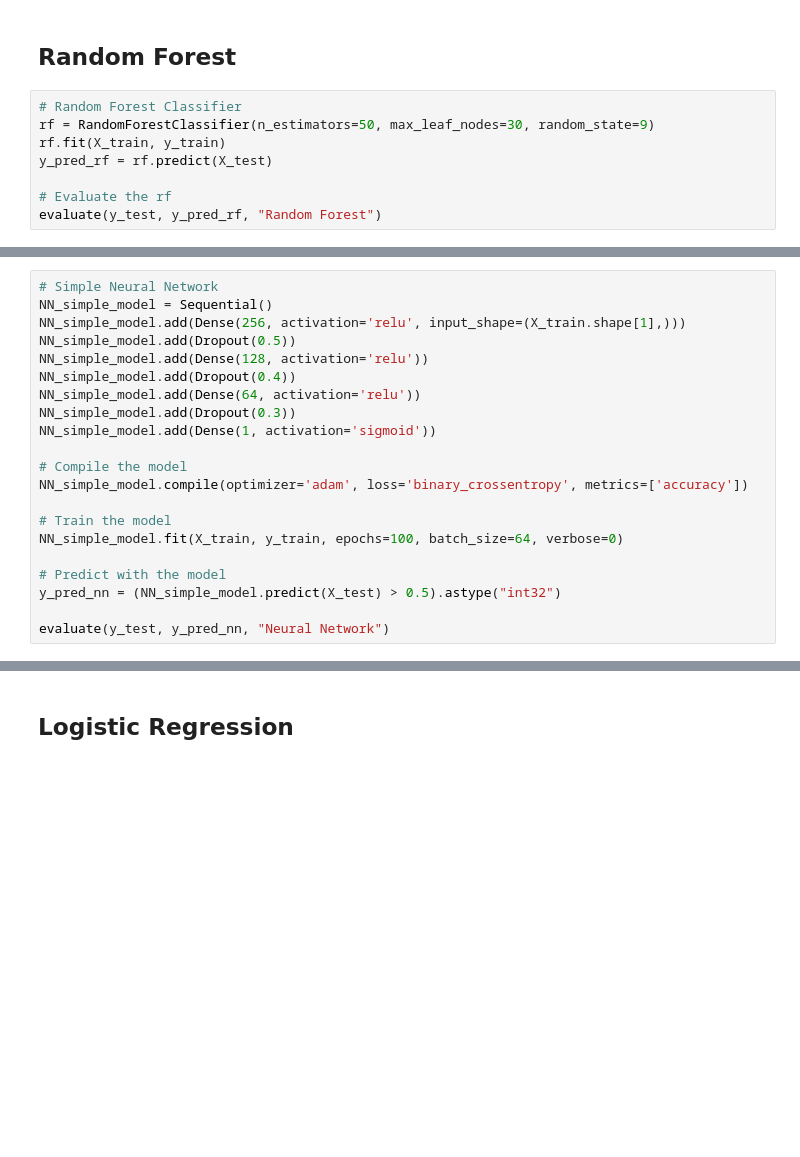
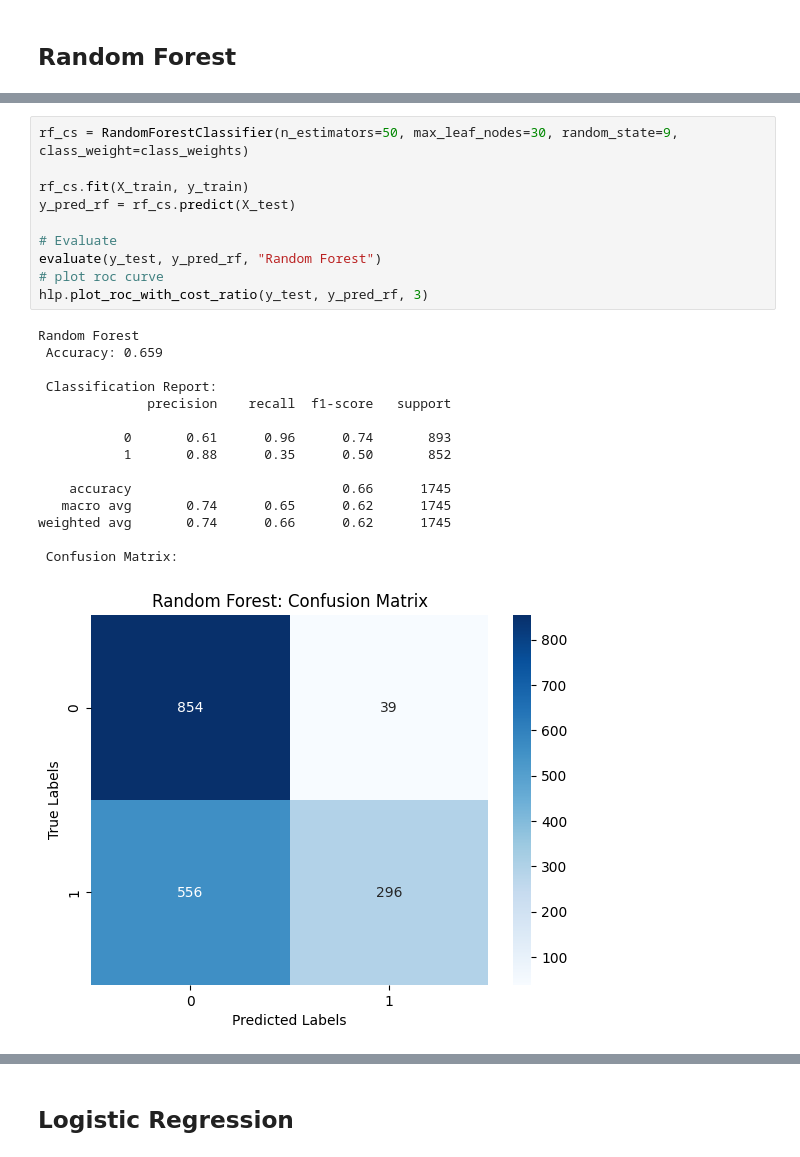
Before and after one commit to dbellenberg/CostSensitiveCreditRisk, a Jupyter notebook: final_project/merged_final_version/final_ml_project.ipynb, the cells around one changed output, grey strips where cells are left out. Drawn from its saved outputs; the diff is of its cells as text; blank space fills up the shorter version.

```diff
--- a/final_project/merged_final_version/final_ml_project.ipynb
+++ b/final_project/merged_final_version/final_ml_project.ipynb
@@ -220,11 +234,3 @@ X_train, X_test, y_train, y_test = train_test_split(X, y, test_size=0.2, random_
 # %% [markdown]
 <a id='3a'></a>
 ## Random Forest
-# %%
-# Random Forest Classifier
-rf = RandomForestClassifier(n_estimators=50, max_leaf_nodes=30, random_state=9)
-rf.fit(X_train, y_train)
-y_pred_rf = rf.predict(X_test)
-
-# Evaluate the rf
-evaluate(y_test, y_pred_rf, "Random Forest")
@@ -250,21 +236,0 @@ weighted avg       0.72      0.72      0.72      1745
-# %%
-# Simple Neural Network
-NN_simple_model = Sequential()
-NN_simple_model.add(Dense(256, activation='relu', input_shape=(X_train.shape[1],)))
-NN_simple_model.add(Dropout(0.5))
-NN_simple_model.add(Dense(128, activation='relu'))
-NN_simple_model.add(Dropout(0.4))
-NN_simple_model.add(Dense(64, activation='relu'))
-NN_simple_model.add(Dropout(0.3))
-NN_simple_model.add(Dense(1, activation='sigmoid'))
-
-# Compile the model
-NN_simple_model.compile(optimizer='adam', loss='binary_crossentropy', metrics=['accuracy'])
-
-# Train the model
-NN_simple_model.fit(X_train, y_train, epochs=100, batch_size=64, verbose=0)
-
-# Predict with the model
-y_pred_nn = (NN_simple_model.predict(X_test) > 0.5).astype("int32")
-
-evaluate(y_test, y_pred_nn, "Neural Network")
@@ -288,0 +237,26 @@ weighted avg       0.71      0.71      0.71      1745
+# %%
+rf_cs = RandomForestClassifier(n_estimators=50, max_leaf_nodes=30, random_state=9, class_weight=class_weights)
+
+rf_cs.fit(X_train, y_train)
+y_pred_rf = rf_cs.predict(X_test)
+
+# Evaluate
+evaluate(y_test, y_pred_rf, "Random Forest")
+# plot roc curve
+hlp.plot_roc_with_cost_ratio(y_test, y_pred_rf, 3)
+# %% [output]
+Random Forest
+ Accuracy: 0.659
+
+ Classification Report:
+              precision    recall  f1-score   support
+
+           0       0.61      0.96      0.74       893
+           1       0.88      0.35      0.50       852
+
+    accuracy                           0.66      1745
+   macro avg       0.74      0.65      0.62      1745
+weighted avg       0.74      0.66      0.62      1745
+
+ Confusion Matrix:
+[figure, added]
```
Also changed, not shown: parts of 34 cells of this notebook, 4 other files.
